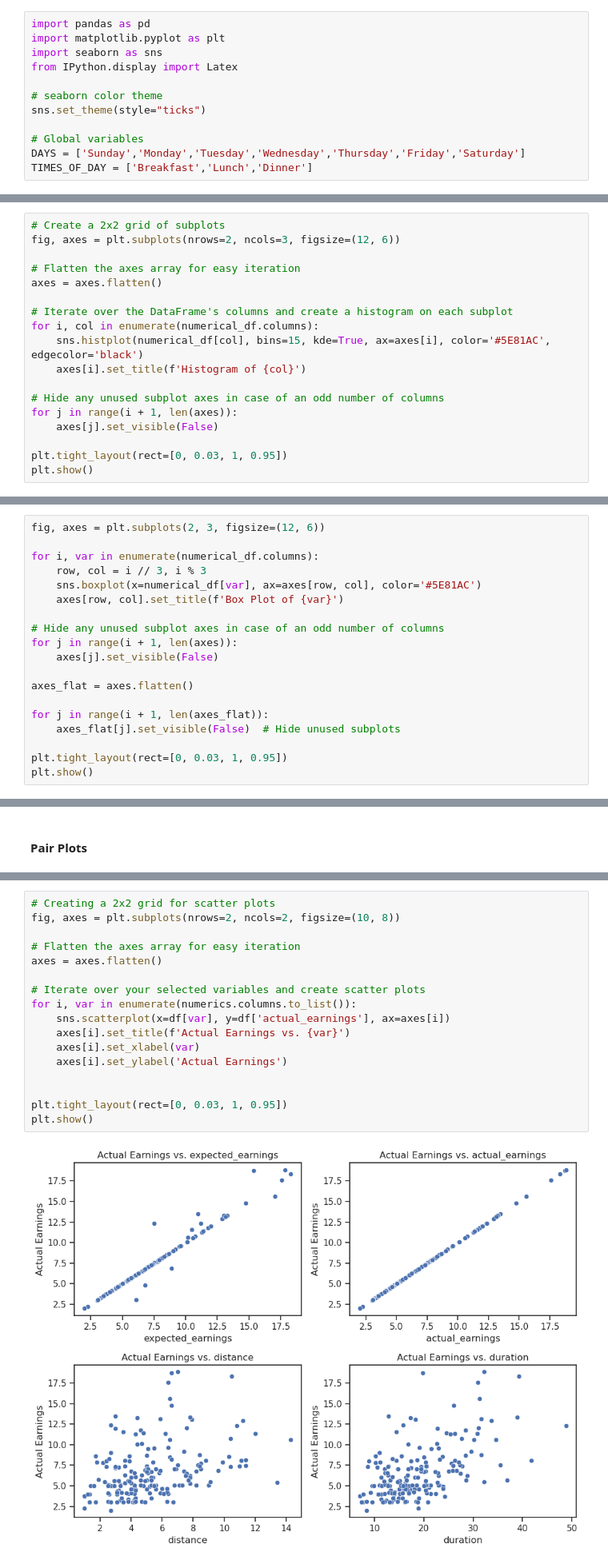
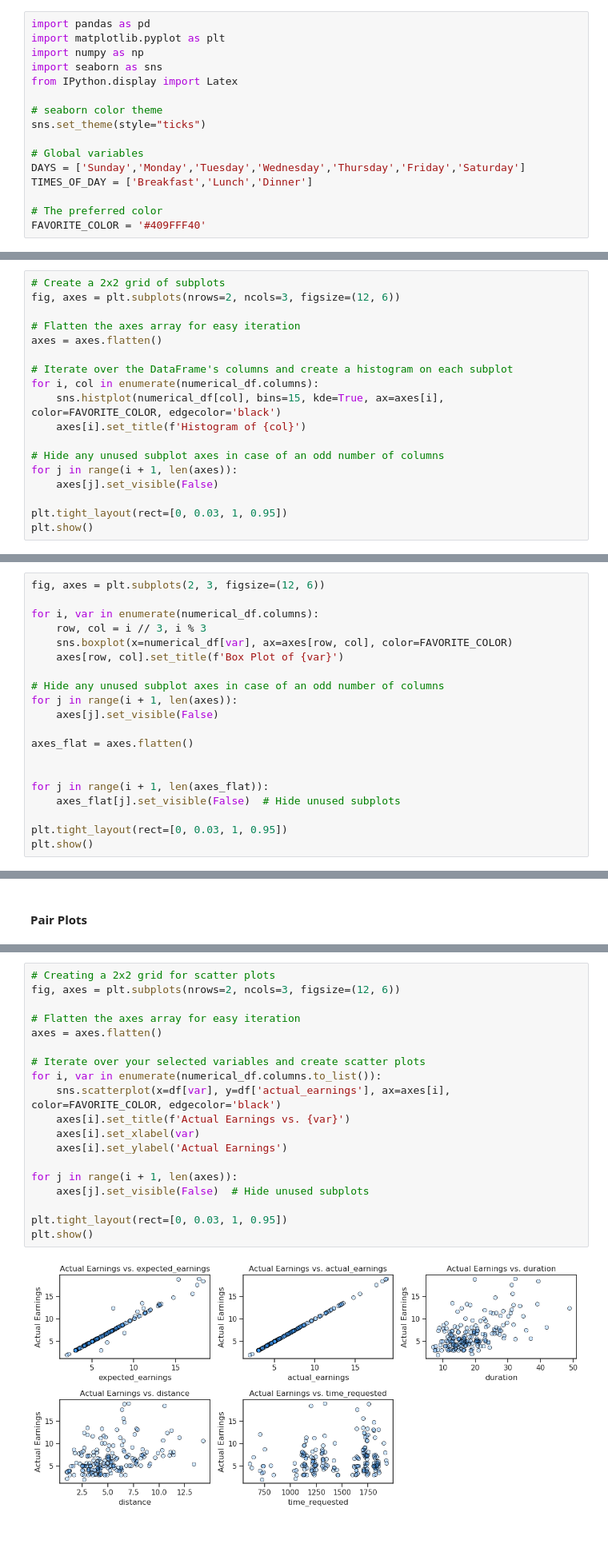
Before and after one commit to cyobero/rideshare-analysis, a Jupyter notebook: analysis.ipynb, the cells around one changed output, grey strips where cells are left out. Shown at 80% size. Cells and saved outputs as stored; diff of their text form; blank space fills up the shorter version.

```diff
--- a/analysis.ipynb
+++ b/analysis.ipynb
@@ -4,6 +4,7 @@ Exploratory Data Analysis of Rideshare Data
 # %%
 import pandas as pd
 import matplotlib.pyplot as plt
+import numpy as np
 import seaborn as sns
 from IPython.display import Latex
 
@@ -13,6 +14,9 @@ sns.set_theme(style="ticks")
 # Global variables
 DAYS = ['Sunday','Monday','Tuesday','Wednesday','Thursday','Friday','Saturday']
 TIMES_OF_DAY = ['Breakfast','Lunch','Dinner']
+
+# The preferred color
+FAVORITE_COLOR = '#409FFF40'
 # %% [markdown]
 ## Data Preparation and Cleaning
 # %% [markdown]
@@ -208,7 +212,7 @@ axes = axes.flatten()
 
 # Iterate over the DataFrame's columns and create a histogram on each subplot
 for i, col in enumerate(numerical_df.columns):
-    sns.histplot(numerical_df[col], bins=15, kde=True, ax=axes[i], color='#5E81AC', edgecolor='black')
+    sns.histplot(numerical_df[col], bins=15, kde=True, ax=axes[i], color=FAVORITE_COLOR, edgecolor='black')
     axes[i].set_title(f'Histogram of {col}')
 
 # Hide any unused subplot axes in case of an odd number of columns
@@ -226,7 +230,7 @@ fig, axes = plt.subplots(2, 3, figsize=(12, 6))
 
 for i, var in enumerate(numerical_df.columns):
     row, col = i // 3, i % 3
-    sns.boxplot(x=numerical_df[var], ax=axes[row, col], color='#5E81AC')
+    sns.boxplot(x=numerical_df[var], ax=axes[row, col], color=FAVORITE_COLOR)
     axes[row, col].set_title(f'Box Plot of {var}')
 
 # Hide any unused subplot axes in case of an odd number of columns
@@ -235,6 +239,7 @@ for j in range(i + 1, len(axes)):
 
 axes_flat = axes.flatten()
 
+
 for j in range(i + 1, len(axes_flat)):
     axes_flat[j].set_visible(False)  # Hide unused subplots
 
@@ -375,19 +375,21 @@ Latex(table)
 # %%
 # Creating a 2x2 grid for scatter plots
-fig, axes = plt.subplots(nrows=2, ncols=2, figsize=(10, 8))
+fig, axes = plt.subplots(nrows=2, ncols=3, figsize=(12, 6))
 
 # Flatten the axes array for easy iteration
 axes = axes.flatten()
 
 # Iterate over your selected variables and create scatter plots
-for i, var in enumerate(numerics.columns.to_list()):
-    sns.scatterplot(x=df[var], y=df['actual_earnings'], ax=axes[i])
+for i, var in enumerate(numerical_df.columns.to_list()):
+    sns.scatterplot(x=df[var], y=df['actual_earnings'], ax=axes[i], color=FAVORITE_COLOR, edgecolor='black')
     axes[i].set_title(f'Actual Earnings vs. {var}')
     axes[i].set_xlabel(var)
     axes[i].set_ylabel('Actual Earnings')
 
+for j in range(i + 1, len(axes)):
+    axes[j].set_visible(False)  # Hide unused subplots
 
 plt.tight_layout(rect=[0, 0.03, 1, 0.95])
 plt.show()
 # %% [output]
-[figure, old version]
+[figure, new version]
```
Also changed, not shown: parts of 10 cells of this notebook.
